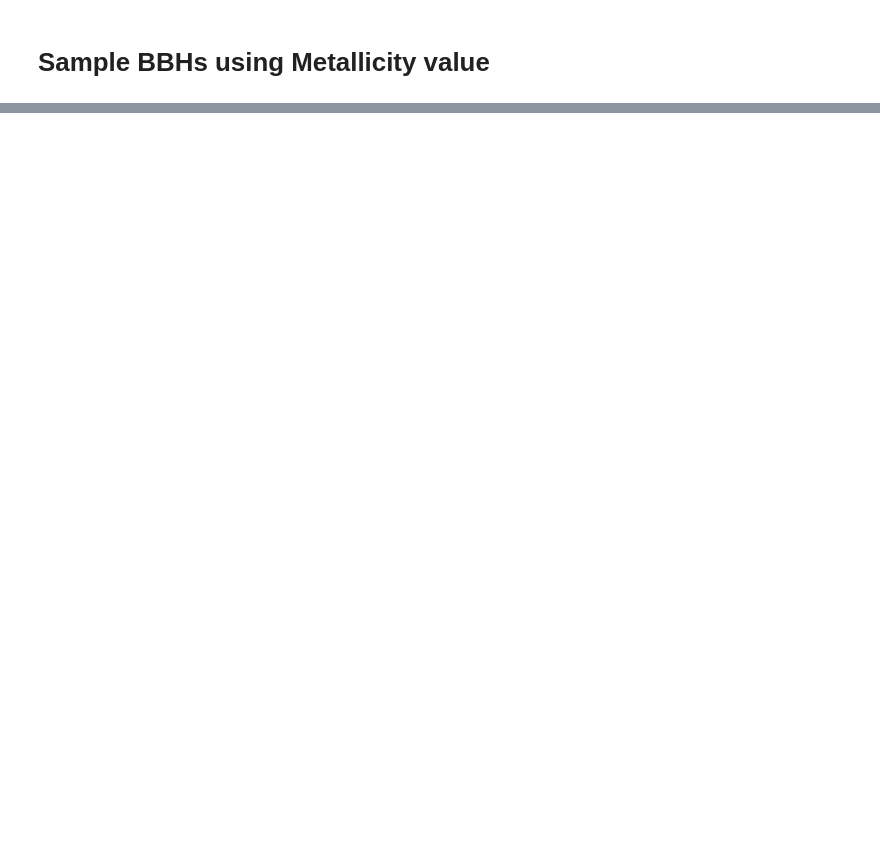
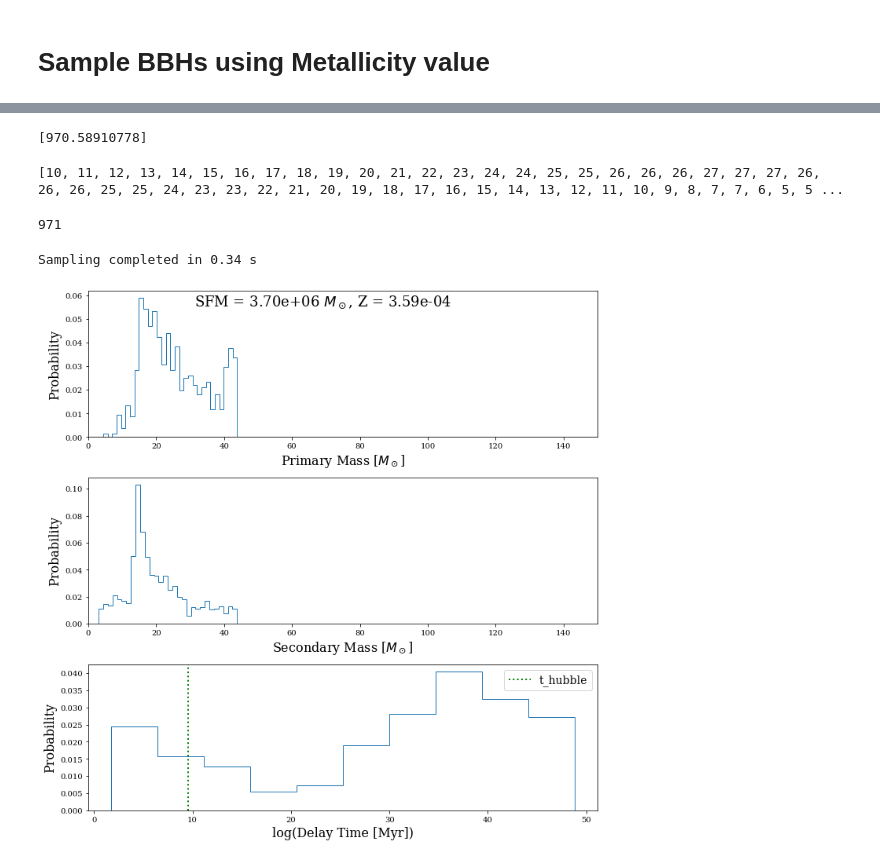
Before and after one commit to veome22/cosmo_bh, a Jupyter notebook: metallicity_peak_TEST.ipynb, the cells around one changed output, grey strips where cells are left out. Saved outputs shown, nothing was run; the diff lists cells and outputs as text; code cells hidden in the pictures; blank space fills up the shorter version.

```diff
--- a/metallicity_peak_TEST.ipynb
+++ b/metallicity_peak_TEST.ipynb
@@ -378,0 +414,6 @@ for i in range(99):
+# %%
+met = 0.00214
+n_bbh = 90578
+weights = met_to_met_weights(met, met_bin_centers)
+n_met_samples = (weights*n_bbh).astype(int)
+n_met_samples
@@ -378,0 +510,70 @@ for i in range(99):
+# %%
+# set some arbitrary values of sfm, Z
+SFM = 3.7e6
+MET = 0.000359
+# %%
+# Create an interpolator to calculate the number of BBH binaries at each SFM, Metallicity value pair
+met_sfm_to_n_bbh = cbt.interpolate_n_bbh(sfm, metallicities, M1_BBH_ALL)
+n_bbh = met_sfm_to_n_bbh(MET, SFM)
+print(n_bbh)
+# %% [output]
+[970.58910778]
+# %%
+weights = cbt.met_to_met_weights(MET, met_bin_centers)
+n_met_samples = [round(num) for num in (weights*n_bbh)]
+print(n_met_samples)
+np.sum(n_met_samples)
+# %% [output]
+[10, 11, 12, 13, 14, 15, 16, 17, 18, 19, 20, 21, 22, 23, 24, 24, 25, 25, 26, 26, 26, 27, 27, 27, 26, 26, 26, 25, 25, 24, 23, 23, 22, 21, 20, 19, 18, 17, 16, 15, 14, 13, 12, 11, 10, 9, 8, 7, 7, 6, 5, 5 ...
+971
+# %%
+import itertools
+start = time.time()
+
+M1_SAMPLED = []
+M2_SAMPLED = []
+DELAY_TIME_SAMPLED = []
+
+for i in range(len(met_bin_centers)):
+    df_sample = df_bbh[(df_bbh['MET1_ZAMS'] >= met_bin_edges[i]) & (df_bbh['MET1_ZAMS'] <= met_bin_edges[i+1])]
+    df_sampled_bbhs = df_sample.sample(n_met_samples[i], replace=True)
+    M1_SAMPLED.append(df_sampled_bbhs['M1_CO'].tolist())
+    M2_SAMPLED.append(df_sampled_bbhs['M2_CO'])
+    DELAY_TIME_SAMPLED.append(df_sampled_bbhs['DELAY_TIMES'])
+
+M1_SAMPLED = list(itertools.chain(*M1_SAMPLED))
+M2_SAMPLED = list(itertools.chain(*M2_SAMPLED))
+DELAY_TIME_SAMPLED = list(itertools.chain(*DELAY_TIME_SAMPLED))
+
+end = time.time()
+print(f"Sampling completed in {end-start:.2f} s")
+# %% [output]
+Sampling completed in 0.34 s
+# %%
+fig, (ax1, ax2, ax3) = plt.subplots(3, 1, figsize=(10,10))
+
+fig.suptitle(f"SFM = {SFM:.2e} $M_\odot$, Z = {MET:.2e}", fontsize=18)
+
+bins = 30
+
+ax1.hist(M1_SAMPLED, bins=bins, histtype='step', density=True)
+ax1.set_xlabel("Primary Mass [$M_\odot$]", fontsize=16)
+ax1.set_ylabel("Probability", fontsize=16)
+ax1.set_xlim(0,150)
+
+ax2.hist(M2_SAMPLED, bins=bins, histtype='step', density=True)
+ax2.set_xlabel("Secondary Mass [$M_\odot$]", fontsize=16)
+ax2.set_ylabel("Probability", fontsize=16)
+ax2.set_xlim(0,150)
+
+
+ax3.axvline(x=np.log(T_HUBBLE_MYR), color='green', ls=':', lw=2, label='t_hubble')
+ax3.hist(np.log(DELAY_TIME_SAMPLED), histtype='step', density=True)
+ax3.set_xlabel("log(Delay Time [Myr])", fontsize=16)
+ax3.set_ylabel("Probability", fontsize=16)
+ax3.legend(fontsize=14)
+
+plt.tight_layout()
+plt.show()
+# %% [output]
+[figure, added]
```
Also changed, not shown: parts of 29 cells of this notebook.
